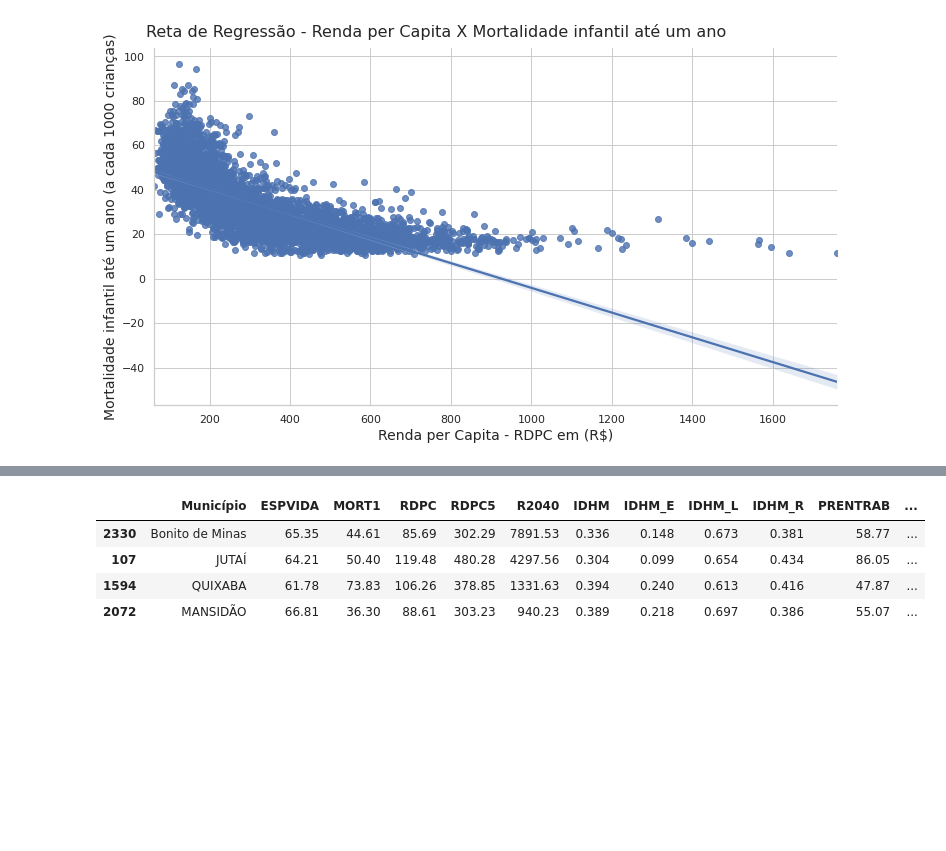
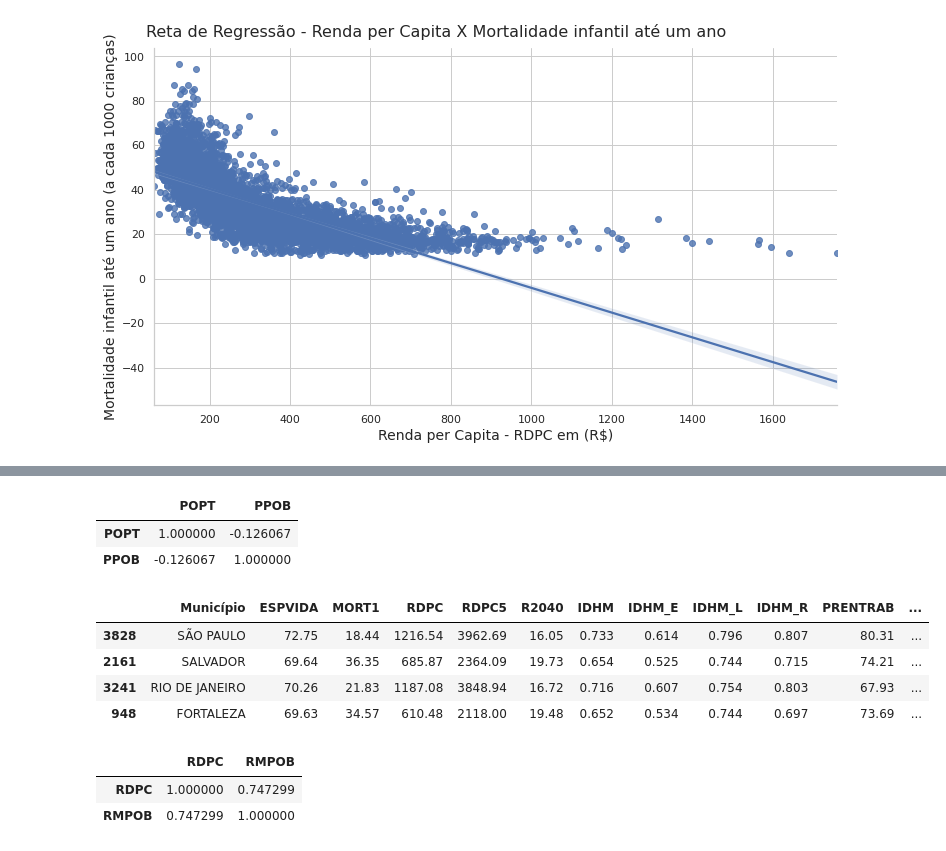
Before and after one commit to EmersonFranca/IDH_Atlas, a Jupyter notebook: Analise_Exploratoria/1_Analise_Exploratoria.ipynb, the cells around one changed output, grey strips where cells are left out. Drawn from its saved outputs; the diff is of its cells as text; code cells hidden in the pictures; blank space fills up the shorter version.

```diff
--- a/Analise_Exploratoria/1_Analise_Exploratoria.ipynb
+++ b/Analise_Exploratoria/1_Analise_Exploratoria.ipynb
@@ -252,8 +283,21 @@ ax.set_ylabels("Mortalidade infantil até um ano (a cada 1000 crianças)", fonts
+# %%
+dfIDH_2000[['POPT','PPOB']].corr()
+# %% [output]
+|  | POPT | PPOB |
+| POPT | 1.000000 | -0.126067 |
+| PPOB | -0.126067 | 1.000000 |
 # %%
-dfIDH_2000[colunas].sort_values(by='R2040', ascending=False).head(4)
+colunas.append('PEA1014')
+dfIDH_2000[colunas].sort_values(by='PEA1014', ascending=False).head(4)
 # %% [output]
 |  | Município | ESPVIDA | MORT1 | RDPC | RDPC5 | R2040 | IDHM | IDHM_E | IDHM_L | IDHM_R | PRENTRAB | ... |
-| 2330 | Bonito de Minas | 65.35 | 44.61 | 85.69 | 302.29 | 7891.53 | 0.336 | 0.148 | 0.673 | 0.381 | 58.77 | ... |
-| 107 | JUTAÍ | 64.21 | 50.40 | 119.48 | 480.28 | 4297.56 | 0.304 | 0.099 | 0.654 | 0.434 | 86.05 | ... |
-| 1594 | QUIXABA | 61.78 | 73.83 | 106.26 | 378.85 | 1331.63 | 0.394 | 0.240 | 0.613 | 0.416 | 47.87 | ... |
-| 2072 | MANSIDÃO | 66.81 | 36.30 | 88.61 | 303.23 | 940.23 | 0.389 | 0.218 | 0.697 | 0.386 | 55.07 | ... |
+| 3828 | SÃO PAULO | 72.75 | 18.44 | 1216.54 | 3962.69 | 16.05 | 0.733 | 0.614 | 0.796 | 0.807 | 80.31 | ... |
+| 2161 | SALVADOR | 69.64 | 36.35 | 685.87 | 2364.09 | 19.73 | 0.654 | 0.525 | 0.744 | 0.715 | 74.21 | ... |
+| 3241 | RIO DE JANEIRO | 70.26 | 21.83 | 1187.08 | 3848.94 | 16.72 | 0.716 | 0.607 | 0.754 | 0.803 | 67.93 | ... |
+| 948 | FORTALEZA | 69.63 | 34.57 | 610.48 | 2118.00 | 19.48 | 0.652 | 0.534 | 0.744 | 0.697 | 73.69 | ... |
+# %%
+dfIDH_2000[['RDPC','RMPOB']].corr()
+# %% [output]
+|  | RDPC | RMPOB |
+| RDPC | 1.000000 | 0.747299 |
+| RMPOB | 0.747299 | 1.000000 |
```
Also changed, not shown: parts of 10 cells of this notebook.
